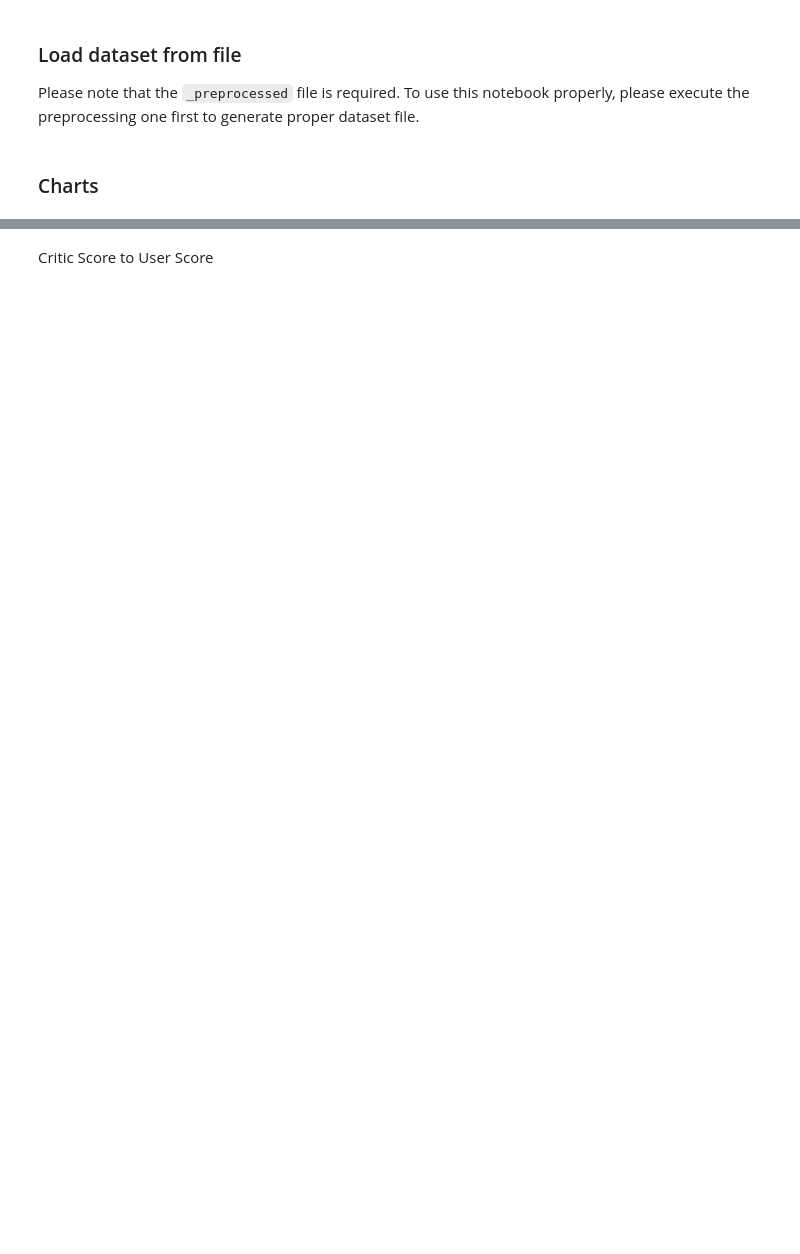
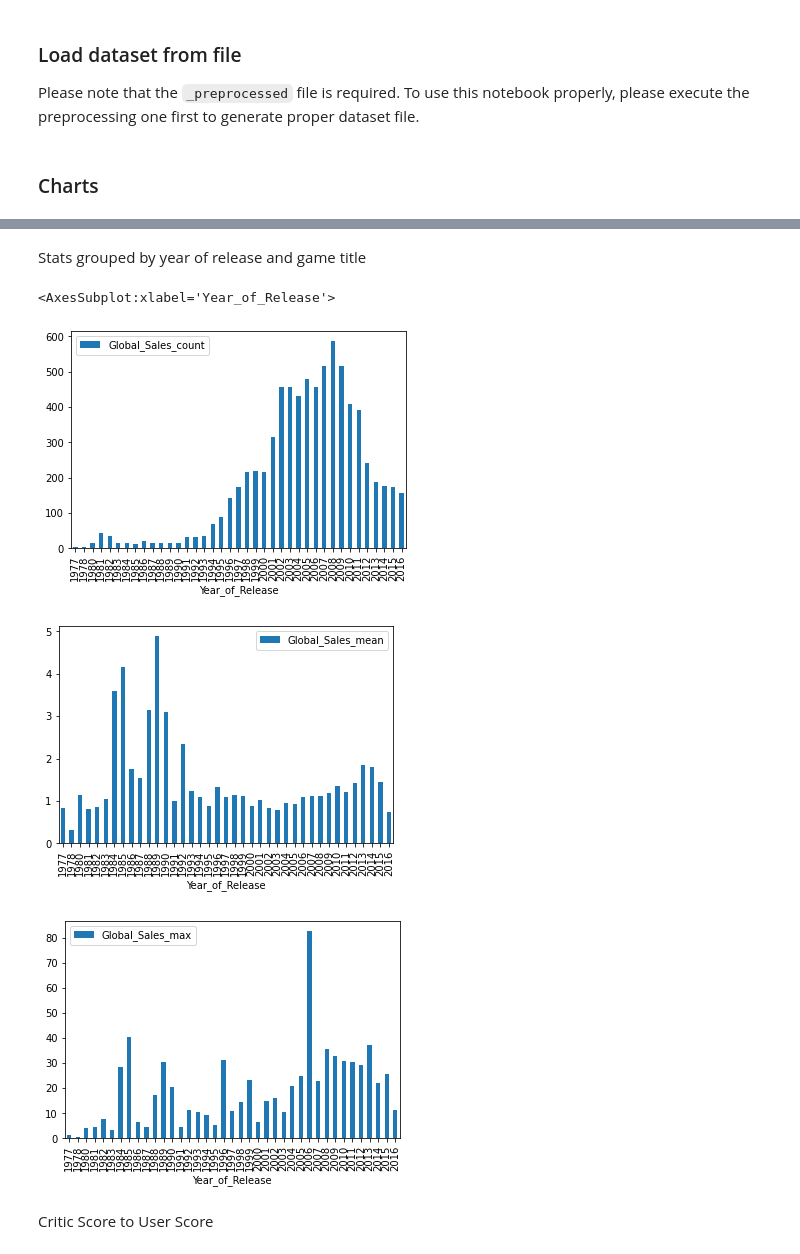
Before and after one commit to Loniowsky/Data-Mining-Project, a Jupyter notebook: scripts/notebooks/preliminary_data_analysis.ipynb, the cells around one changed output, grey strips where cells are left out. Saved outputs shown, nothing was run; the diff lists cells and outputs as text; code cells hidden in the pictures; blank space fills up the shorter version.

```diff
--- a/scripts/notebooks/preliminary_data_analysis.ipynb
+++ b/scripts/notebooks/preliminary_data_analysis.ipynb
@@ -13,3 +46,21 @@ data = pd.read_excel("../data/games_sales_2016_preprocessed.xlsx")
+# %% [markdown]
+Stats grouped by year of release and game title
+# %%
+number_of_entries_by_years_and_titles = data.groupby(["Year_of_Release", "Name"]).sum()
+number_of_entries_by_years_and_titles = number_of_entries_by_years_and_titles\
+    .filter(["Year_of_Release", "Global_Sales"])\
+    .groupby("Year_of_Release").agg(["mean", "count", "max"])
+number_of_entries_by_years_and_titles.columns = ['_'.join(col).strip()
+                                      for col in number_of_entries_by_years_and_titles.columns.values]
+
+number_of_entries_by_years_and_titles.plot.bar(y="Global_Sales_count")
+number_of_entries_by_years_and_titles.plot.bar(y="Global_Sales_mean")
+number_of_entries_by_years_and_titles.plot.bar(y="Global_Sales_max")
+# %% [output]
+<AxesSubplot:xlabel='Year_of_Release'>
+[figure, added]
+[figure, added]
+[figure, added]
 # %% [markdown]
 Critic Score to User Score
 # %%
```
Also changed, not shown: parts of 6 cells of this notebook, 1 other file.
